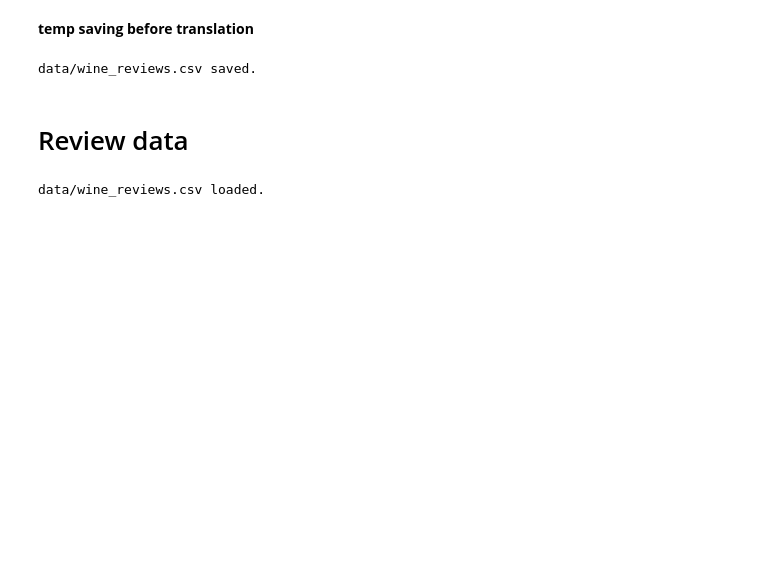
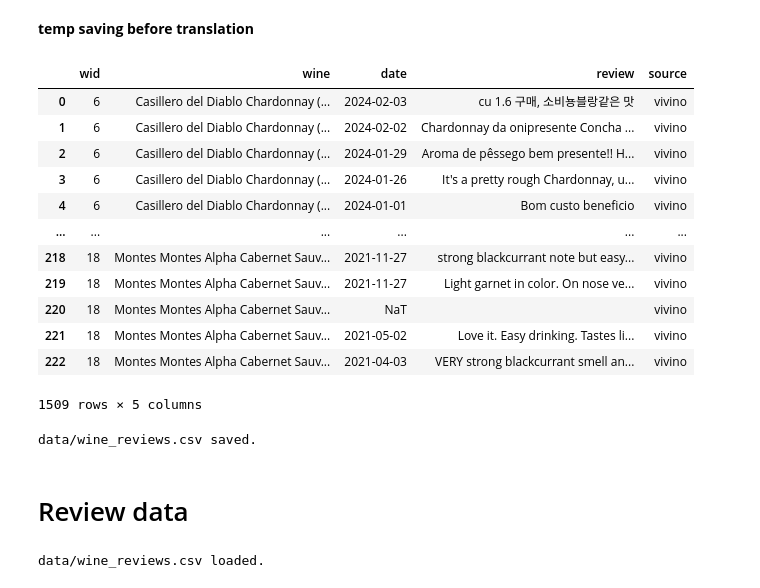
Before and after one commit to lbk209/topic_modeling, a Jupyter notebook: vivino_community_reviews.ipynb, the cells around one changed output. Cells and saved outputs as stored; diff of their text form; code cells hidden in the pictures; blank space fills up the shorter version.

```diff
--- a/vivino_community_reviews.ipynb
+++ b/vivino_community_reviews.ipynb
@@ -61,6 +89,38 @@ wines.append([
 ])
 
 id_start = 6
+# %%
+w = """
+Kendall-Jackson Vintner's Reserve Cabernet Sauvignon
+https://www.vivino.com/kendall-jackson-vintner-s-reserve-cabernet-sauvignon/w/2140?ref=nav-search#all_reviews
+Viña Santa Helena Reservado Cabernet Sauvignon'
+https://www.vivino.com/vina-santa-helena-central-valley-reservado-cabernet-sauvignon/w/1134409?ref=nav-search#all_reviews
+Frontera Cabernet Sauvignon
+https://www.vivino.com/cl-frontera-cabernet-sauvignon/w/1135072?ref=nav-search#all_reviews
+Long Barn Chardonnay
+https://www.vivino.com/long-barn-chardonnay/w/3980079?ref=nav-search#all_reviews
+Cono Sur Bicicleta Reserva Unoaked Chardonnay
+https://www.vivino.com/cono-sur-santiago-bicicleta-reserva-unoaked-chardonnay-central-valley/w/6467244?ref=nav-search#all_reviews
+The 7th Generation - G7 Chardonnay
+https://www.vivino.com/the-7th-generation-chardonnay/w/1577653#all_reviews
+San Pedro Gato Negro Chardonnay
+https://www.vivino.com/san-pedro-central-valley-vspt-gato-negro-chardonnay/w/5956#all_reviews
+Roche Mazet Cuvée Spéciale Chardonnay
+https://www.vivino.com/fr-roche-mazet-cuvee-speciale-chardonnay/w/2332011?ref=nav-search#all_reviews
+Yellow Tail Chardonnay
+https://www.vivino.com/yellow-tail-chardonnay/w/2546?ref=nav-search#all_reviews
+San Pedro 1865 Selected Vineyards Cabernet Sauvignon
+https://www.vivino.com/san-pedro-central-valley-vspt-eighteen-sixtyfive-selected-vineyards-cabernet-sauvignon/w/6158938?ref=nav-search#all_reviews
+San Pedro 1865 Single Vineyard Cabernet Sauvignon
+https://www.vivino.com/san-pedro-central-valley-vspt-eighteen-sixtyfive-single-vineyard-cabernet-sauvignon/w/5900?ref=nav-search#all_reviews
+Montes Montes Alpha Cabernet Sauvignon
+https://www.vivino.com/montes-casablanca-valley-montes-alpha-cabernet-sauvignon/w/71294?ref=nav-search#all_reviews
+"""
+
+w = w.strip('\n').split('\n')
+wines = {w[i]:w[i+1] for i in range(0, len(w), 2)}
+
+id_start = 7
 # %% [markdown]
 **load existing reviews**
 # %%
@@ -81,10 +141,12 @@ wid
 6    [Casillero del Diablo Chardonnay (Reserva)]
 Name: wine, dtype: object
 # %%
-col_rev = ['id', 'wine', 'date', 'review']
+col_rev = ['wid', 'wine', 'date', 'review', 'source']
+path = 'data'
 
-for wine_name, wine_url in wines:
+#for wine_name, wine_url in wines:
+for wine_name, wine_url in wines.items():
     df = vivino_reviews(wine_url, wine_name, **kwargs)
-    df_reviews = concat_reviews(df_reviews, df, wine_name, col_rev, save=True, id_start=id_start)
+    df_reviews = concat_reviews(df_reviews, df, wine_name, col_rev, path=path, id_start=id_start)
 # %% [output]
 123 reviews collected.
@@ -91,3 +176,19 @@ for wine_name, wine_url in wines:
 # %% [markdown]
 **temp saving before translation**
+# %%
+df_reviews
+# %% [output]
+|  | wid | wine | date | review | source |
+| 0 | 6 | Casillero del Diablo Chardonnay (... | 2024-02-03 | cu 1.6 구매, 소비뇽블랑같은 맛 | vivino |
+| 1 | 6 | Casillero del Diablo Chardonnay (... | 2024-02-02 | Chardonnay da onipresente Concha ... | vivino |
+| 2 | 6 | Casillero del Diablo Chardonnay (... | 2024-01-29 | Aroma de pêssego bem presente!! H... | vivino |
+| 3 | 6 | Casillero del Diablo Chardonnay (... | 2024-01-26 | It's a pretty rough Chardonnay, u... | vivino |
+| 4 | 6 | Casillero del Diablo Chardonnay (... | 2024-01-01 | Bom custo beneficio | vivino |
+| ... | ... | ... | ... | ... | ... |
+| 218 | 18 | Montes Montes Alpha Cabernet Sauv... | 2021-11-27 | strong blackcurrant note but easy... | vivino |
+| 219 | 18 | Montes Montes Alpha Cabernet Sauv... | 2021-11-27 | Light garnet in color. On nose ve... | vivino |
+| 220 | 18 | Montes Montes Alpha Cabernet Sauv... | NaT |  | vivino |
+| 221 | 18 | Montes Montes Alpha Cabernet Sauv... | 2021-05-02 | Love it. Easy drinking. Tastes li... | vivino |
+| 222 | 18 | Montes Montes Alpha Cabernet Sauv... | 2021-04-03 | VERY strong blackcurrant smell an... | vivino |
+1509 rows × 5 columns
 # %%
```
Also changed, not shown: parts of 14 cells of this notebook.
